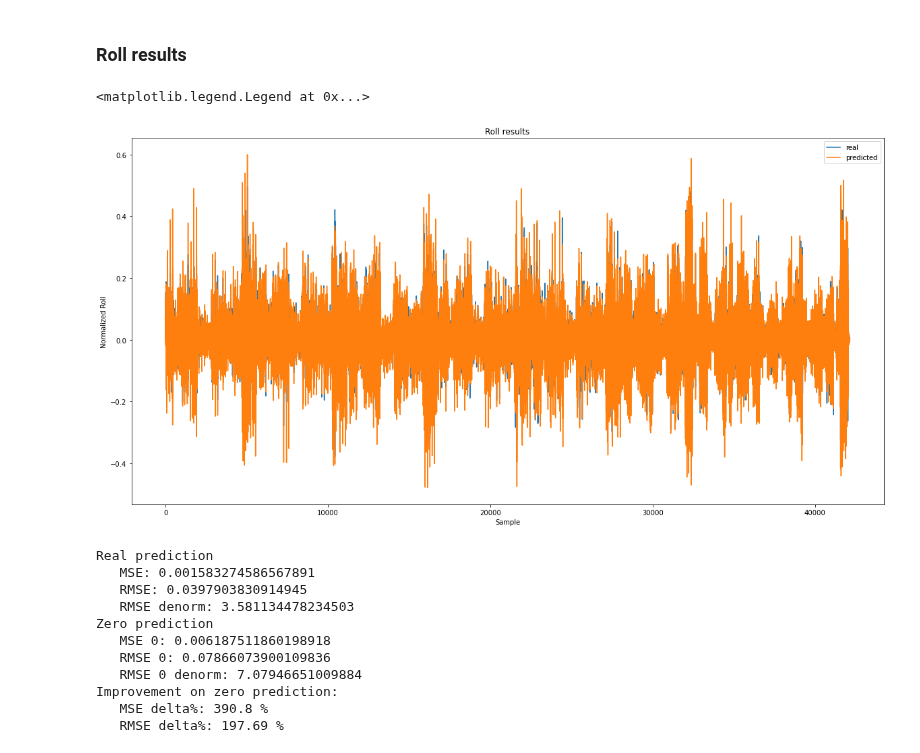
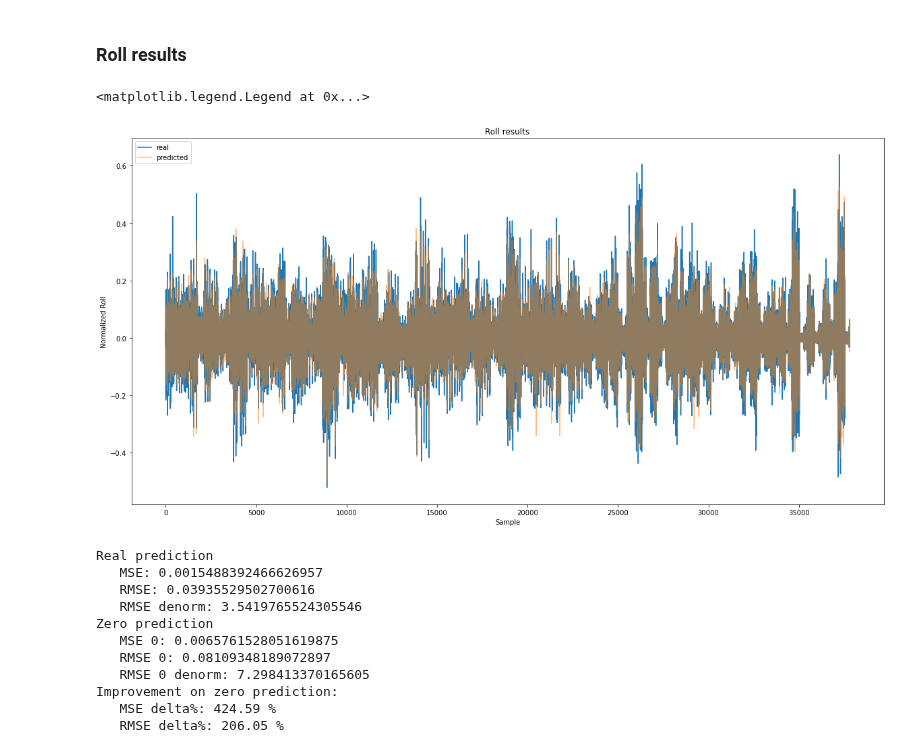
Before and after one commit to lancedw/3D-state-prediction-for-surface-vessels-using-IMU-data-and-images, a Jupyter notebook: code/notebooks/pr_predictor.ipynb, the cells around one changed output. Cells and saved outputs as stored; diff of their text form; code cells hidden in the pictures.

```diff
--- a/code/notebooks/pr_predictor.ipynb
+++ b/code/notebooks/pr_predictor.ipynb
@@ -49,7 +49,7 @@ number of workers: 0
 N_EPISODES = 540
 FRAMES_PER_EPISODE = 400
 TRAIN_FOLDER = "3dmodel/test_4_episode_"
-SEQUENCE_LENGTH = 10
+SEQUENCE_LENGTH = 50
 
 TRAIN_SIZE = 0.8
 N_EPOCHS = 8
@@ -558,15 +558,15 @@ Improvement on zero prediction:
 ### Roll results
 # %%
 plt.figure(figsize=(20, 10))
-plt.plot(roll_predictions, label="real")
-plt.plot(roll_label, label="predicted")
+plt.plot(roll_label, label="real")
+plt.plot(roll_predictions, label="predicted", alpha=0.5)
 plt.title("Roll results")
 plt.xlabel("Sample")
 plt.ylabel("Normalized Roll")
 plt.legend()
 # %% [output]
 <matplotlib.legend.Legend at 0x...>
-[figure, old version]
+[figure, new version]
 # %%
 n = len(roll_predictions)
 loss = 0
@@ -594,13 +594,13 @@ print("   MSE delta%:", round(mse0/mse*100, 2), "%")
 print("   RMSE delta%:", round(rmse0/rmse*100, 2), "%")
 # %% [output]
 Real prediction
-   MSE: 0.001583274586567891
-   RMSE: 0.0397903830914945
-   RMSE denorm: 3.581134478234503
+   MSE: 0.0015488392466626957
+   RMSE: 0.03935529502700616
+   RMSE denorm: 3.5419765524305546
 Zero prediction
-   MSE 0: 0.006187511860198918
-   RMSE 0: 0.07866073900109836
-   RMSE 0 denorm: 7.07946651009884
+   MSE 0: 0.0065761528051619875
+   RMSE 0: 0.08109348189072897
+   RMSE 0 denorm: 7.298413370165605
 Improvement on zero prediction:
-   MSE delta%: 390.8 %
-   RMSE delta%: 197.69 %
+   MSE delta%: 424.59 %
+   RMSE delta%: 206.05 %
```
Also changed, not shown: parts of 15 cells of this notebook, 5 other files.
